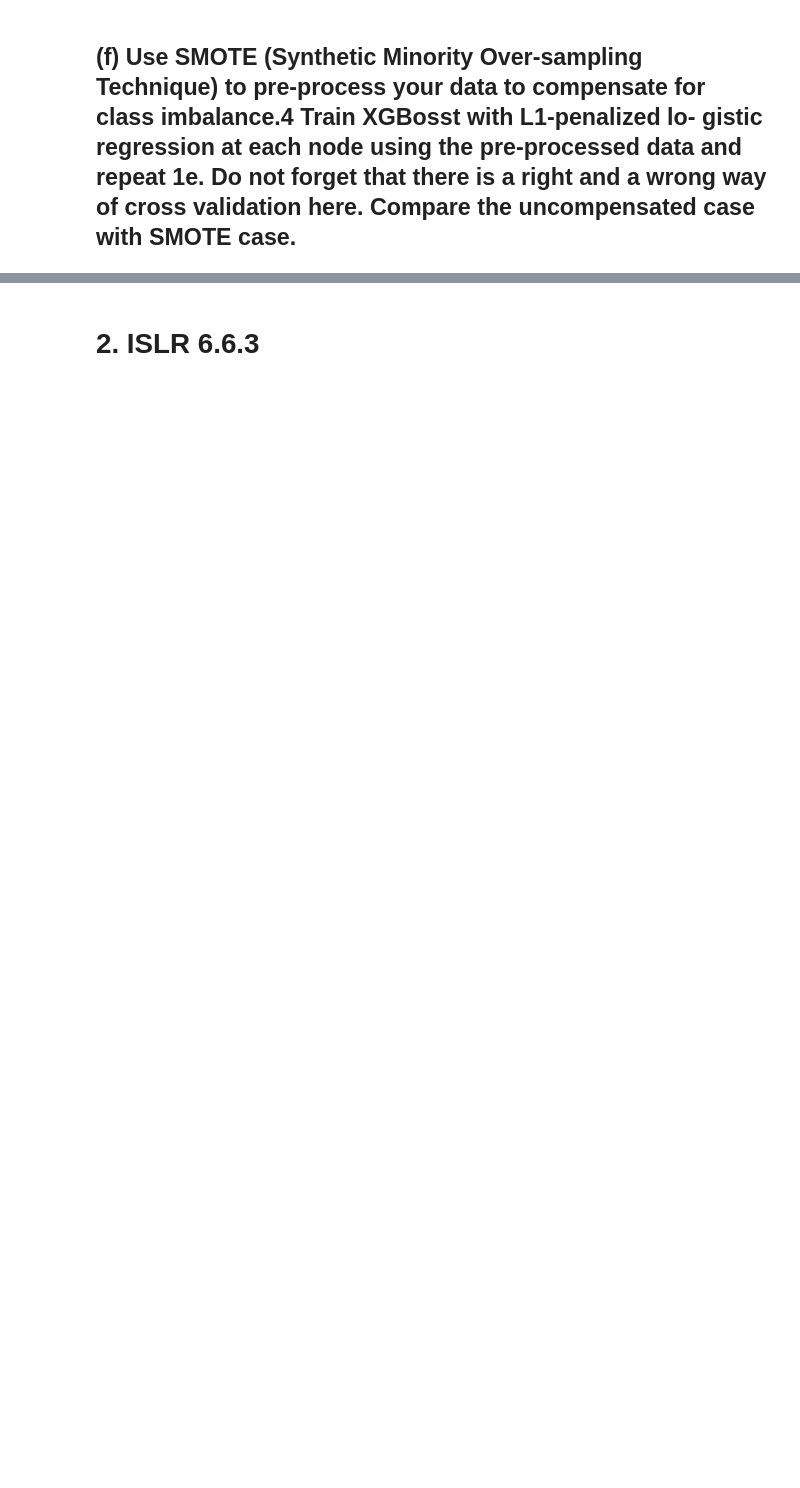
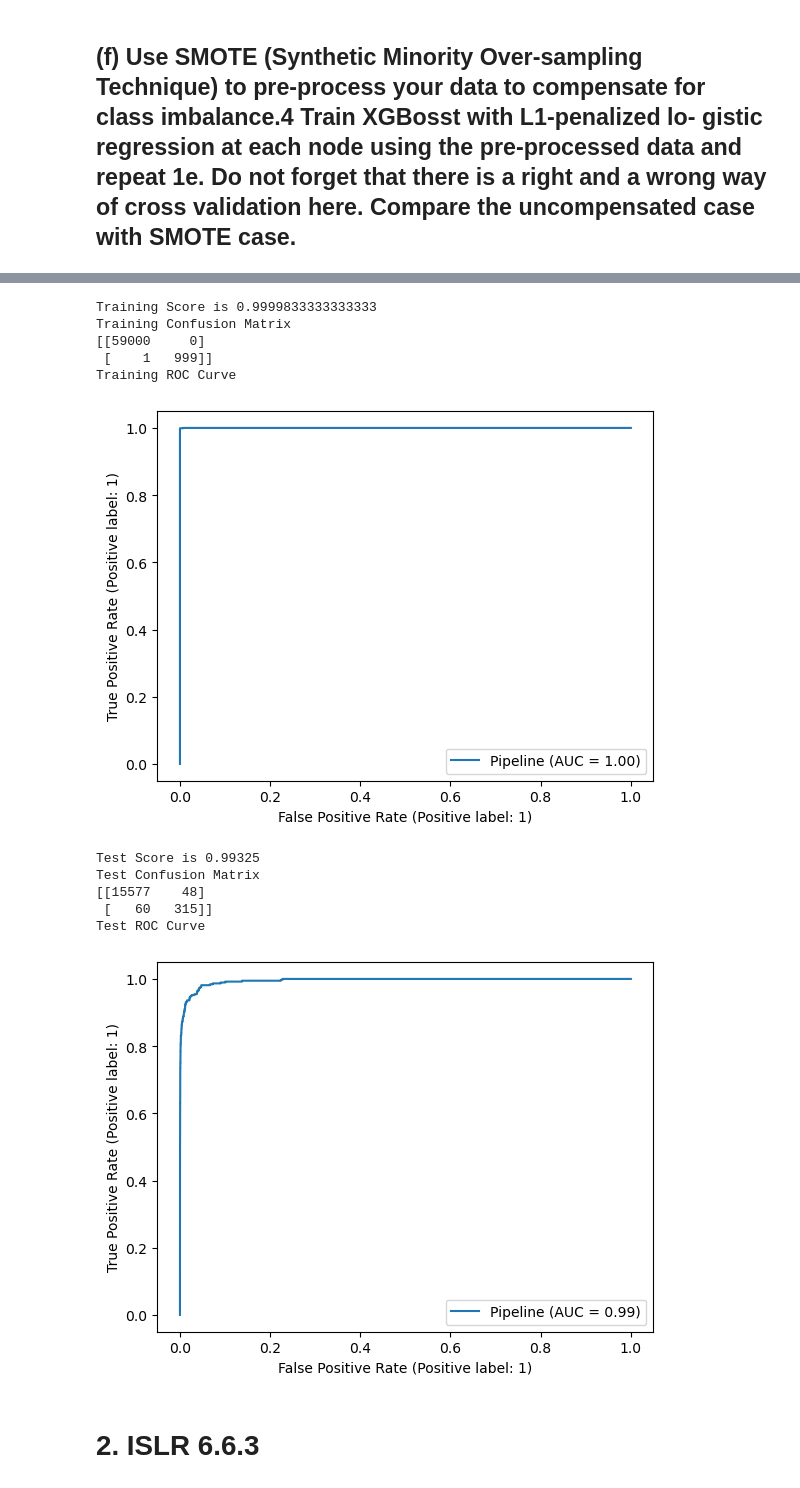
Before and after one commit to thegeorgejoseph/machine-learning, a Jupyter notebook: HW6/notebook/Joseph_George_HW6.ipynb, the cells around one changed output, grey strips where cells are left out. Saved outputs shown, nothing was run; the diff lists cells and outputs as text; code cells hidden in the pictures; blank space fills up the shorter version.

```diff
--- a/HW6/notebook/Joseph_George_HW6.ipynb
+++ b/HW6/notebook/Joseph_George_HW6.ipynb
@@ -401,6 +417,6 @@ NameError: name 'y_test_le' is not defined
 xgb_model = XGBClassifier(objective = 'binary:logistic', eval_metric='error',use_label_encoder=False)
 pipeline = imbpipeline(steps = [['smote', SMOTE(random_state=23)],
                                 ['classifier', xgb_model]])
-params = {'classifier__reg_alpha': np.linspace(0.0001, 0.1,20)}
+params = {'classifier__reg_alpha': np.linspace(0.0001, 0.1,10)}
 model = RandomizedSearchCV(estimator = pipeline,param_distributions = params,n_jobs=-1, cv=5, scoring='accuracy')
 model.fit(X_train,y_train)
@@ -410,22 +446,33 @@ best_model = model.best_estimator_
 # %%
 yhat = best_model.predict(X_train)
 score = best_model.score(X_train, y_train)
 print("Training Score is" , score)
 print("Training Confusion Matrix")
 print(confusion_matrix(y_train, yhat))
 print("Training ROC Curve")
 plot_roc_curve(best_model, X_train, y_train)
 plt.show()
 
 yhat = best_model.predict(X_test)
-LE = LabelEncoder()
-y_test_le = LE.fit_transform(y_test)
-score = best_model.score(X_test, y_test_le)
+score = best_model.score(X_test, y_test)
 print("Test Score is" , score)
 print("Test Confusion Matrix")
-print(confusion_matrix(y_test_le, yhat))
+print(confusion_matrix(y_test, yhat))
 print("Test ROC Curve")
-plot_roc_curve(best_model, X_test, y_test_le)
+plot_roc_curve(best_model, X_test, y_test)
 plt.show()
+# %% [output]
+Training Score is 0.9999833333333333
+Training Confusion Matrix
+[[59000     0]
+ [    1   999]]
+Training ROC Curve
+[figure, added]
+Test Score is 0.99325
+Test Confusion Matrix
+[[15577    48]
+ [   60   315]]
+Test ROC Curve
+[figure, added]
 # %% [markdown]
 # 2. ISLR 6.6.3
```
Also changed, not shown: parts of 19 cells of this notebook.
